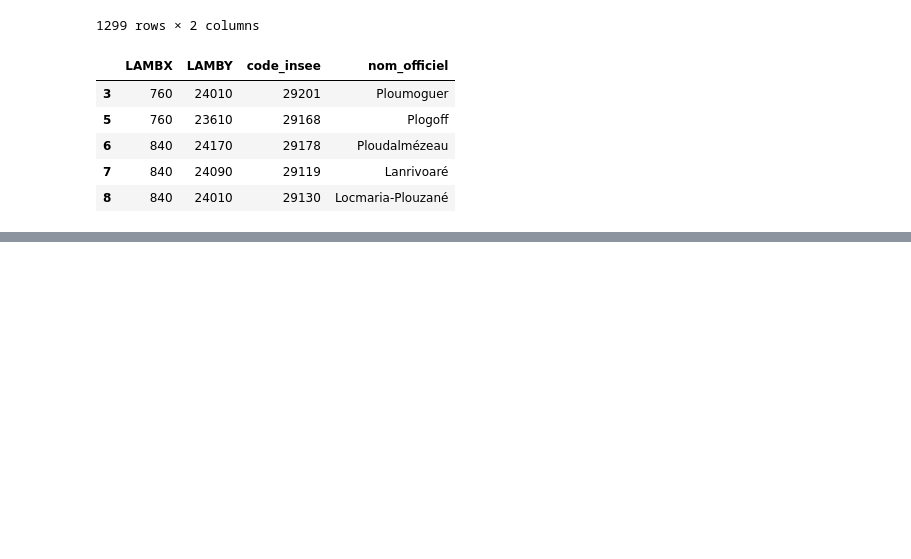
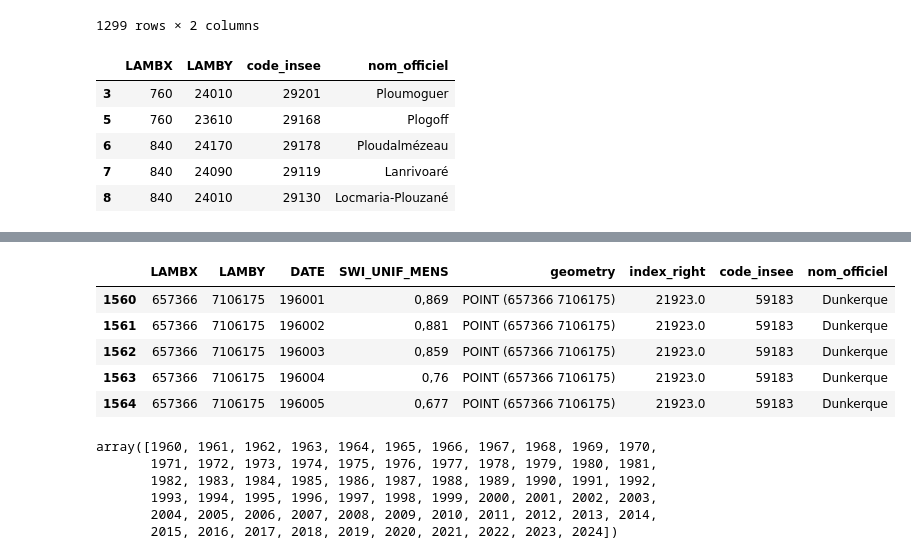
Before and after one commit to Sophie-Monsi/MACHINE-LEARNING-FOR-CLIMATE-RISK, a Jupyter notebook: Database_download.ipynb, the cells around one changed output, grey strips where cells are left out. Drawn from its saved outputs; the diff is of its cells as text; code cells hidden in the pictures; blank space fills up the shorter version.

```diff
--- a/Database_download.ipynb
+++ b/Database_download.ipynb
@@ -639,0 +685,22 @@ pts_communes_new.head()
+# %%
+#suppression des observations qui n'ont pas de correspondance avec les communes de la france métropolitaine
+swi_communes_new=swi_communes.loc[swi_communes["code_insee"].notna(), ["LAMBX","LAMBY",	"DATE",	"SWI_UNIF_MENS","geometry","index_right","code_insee","nom_officiel"]]
+swi_communes_new.head()
+# %% [output]
+|  | LAMBX | LAMBY | DATE | SWI_UNIF_MENS | geometry | index_right | code_insee | nom_officiel |
+| 1560 | 657366 | 7106175 | 196001 | 0,869 | POINT (657366 7106175) | 21923.0 | 59183 | Dunkerque |
+| 1561 | 657366 | 7106175 | 196002 | 0,881 | POINT (657366 7106175) | 21923.0 | 59183 | Dunkerque |
+| 1562 | 657366 | 7106175 | 196003 | 0,859 | POINT (657366 7106175) | 21923.0 | 59183 | Dunkerque |
+| 1563 | 657366 | 7106175 | 196004 | 0,76 | POINT (657366 7106175) | 21923.0 | 59183 | Dunkerque |
+| 1564 | 657366 | 7106175 | 196005 | 0,677 | POINT (657366 7106175) | 21923.0 | 59183 | Dunkerque |
+# %%
+swi_communes_new["YEAR"] = swi_communes_new["DATE"].astype(str).str[:4].astype(int)
+swi_communes_new["MONTH"] = swi_communes_new["DATE"].astype(str).str[4:6]
+swi_communes_new["YEAR"].unique()
+# %% [output]
+array([1960, 1961, 1962, 1963, 1964, 1965, 1966, 1967, 1968, 1969, 1970,
+       1971, 1972, 1973, 1974, 1975, 1976, 1977, 1978, 1979, 1980, 1981,
+       1982, 1983, 1984, 1985, 1986, 1987, 1988, 1989, 1990, 1991, 1992,
+       1993, 1994, 1995, 1996, 1997, 1998, 1999, 2000, 2001, 2002, 2003,
+       2004, 2005, 2006, 2007, 2008, 2009, 2010, 2011, 2012, 2013, 2014,
+       2015, 2016, 2017, 2018, 2019, 2020, 2021, 2022, 2023, 2024])
```
Also changed, not shown: parts of 14 cells of this notebook.
